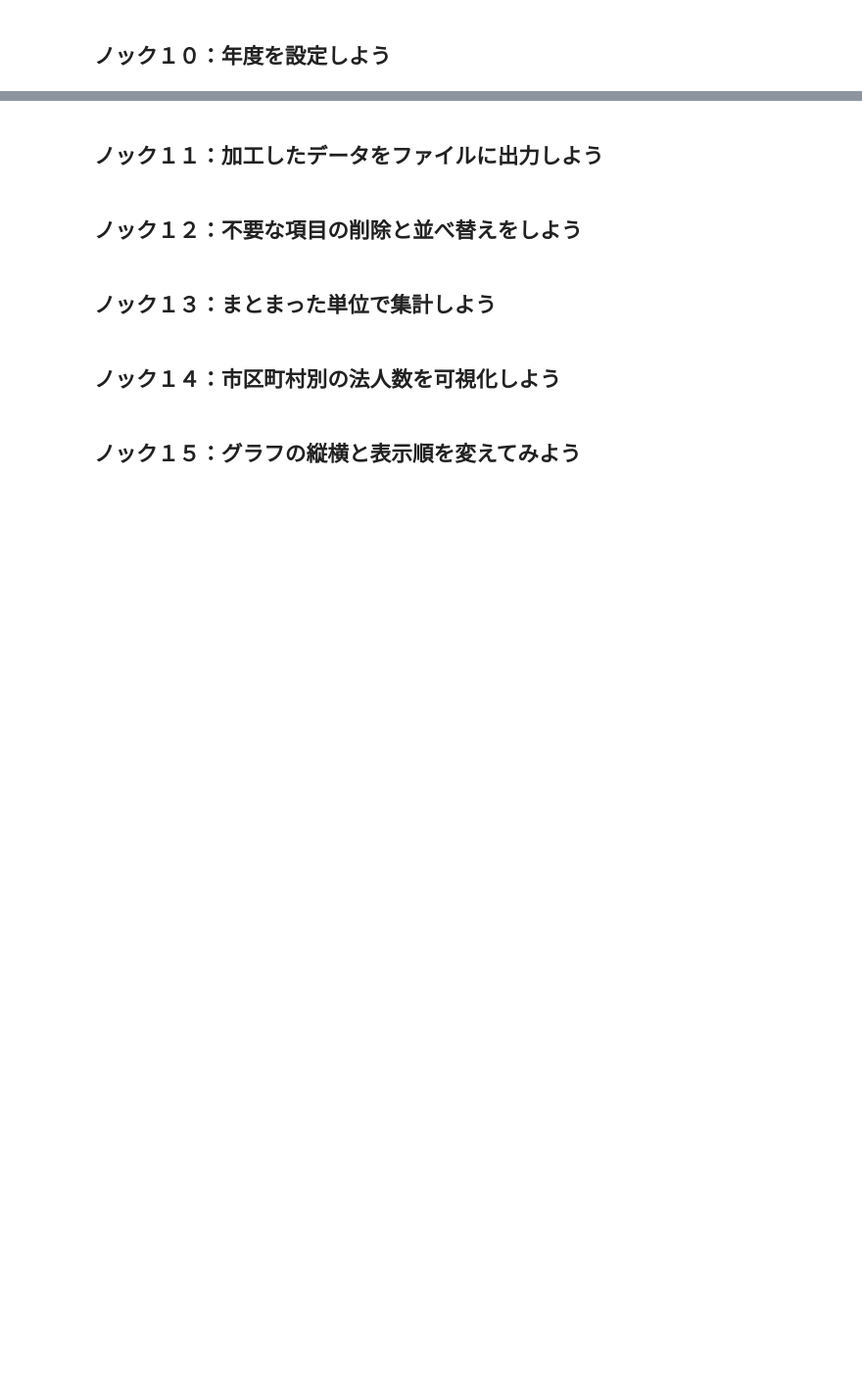
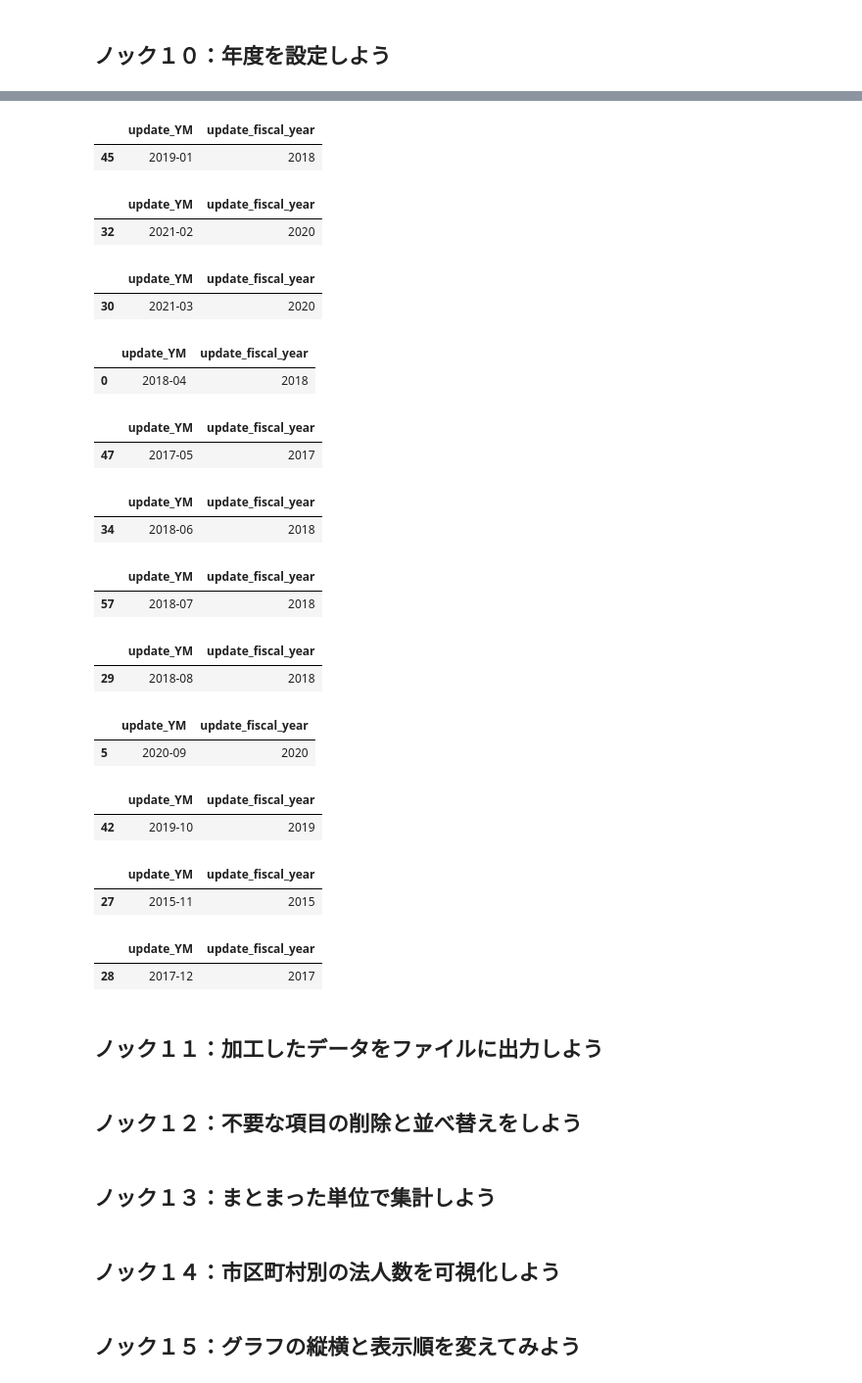
Before and after one commit to mitaniii/jupyter_test, a Jupyter notebook: 100nocks-process-visualization/src/1章.ipynb, the cells around one changed output, grey strips where cells are left out. Shown at 98% size. Cells and saved outputs as stored; diff of their text form; code cells hidden in the pictures; blank space fills up the shorter version.

```diff
--- a/100nocks-process-visualization/src/1章.ipynb
+++ b/100nocks-process-visualization/src/1章.ipynb
@@ -639,2 +767,30 @@ data.head()
+# %%
+for i in range(12):
+    display(data[['update_YM','update_fiscal_year']].loc[data['update_month'] == i+1][:1])
+# %% [output]
+|  | update_YM | update_fiscal_year |
+| 45 | 2019-01 | 2018 |
+|  | update_YM | update_fiscal_year |
+| 32 | 2021-02 | 2020 |
+|  | update_YM | update_fiscal_year |
+| 30 | 2021-03 | 2020 |
+|  | update_YM | update_fiscal_year |
+| 0 | 2018-04 | 2018 |
+|  | update_YM | update_fiscal_year |
+| 47 | 2017-05 | 2017 |
+|  | update_YM | update_fiscal_year |
+| 34 | 2018-06 | 2018 |
+|  | update_YM | update_fiscal_year |
+| 57 | 2018-07 | 2018 |
+|  | update_YM | update_fiscal_year |
+| 29 | 2018-08 | 2018 |
+|  | update_YM | update_fiscal_year |
+| 5 | 2020-09 | 2020 |
+|  | update_YM | update_fiscal_year |
+| 42 | 2019-10 | 2019 |
+|  | update_YM | update_fiscal_year |
+| 27 | 2015-11 | 2015 |
+|  | update_YM | update_fiscal_year |
+| 28 | 2017-12 | 2017 |
 # %% [markdown]
 ## ノック１１：加工したデータをファイルに出力しよう
```
Also changed, not shown: parts of 20 cells of this notebook.
